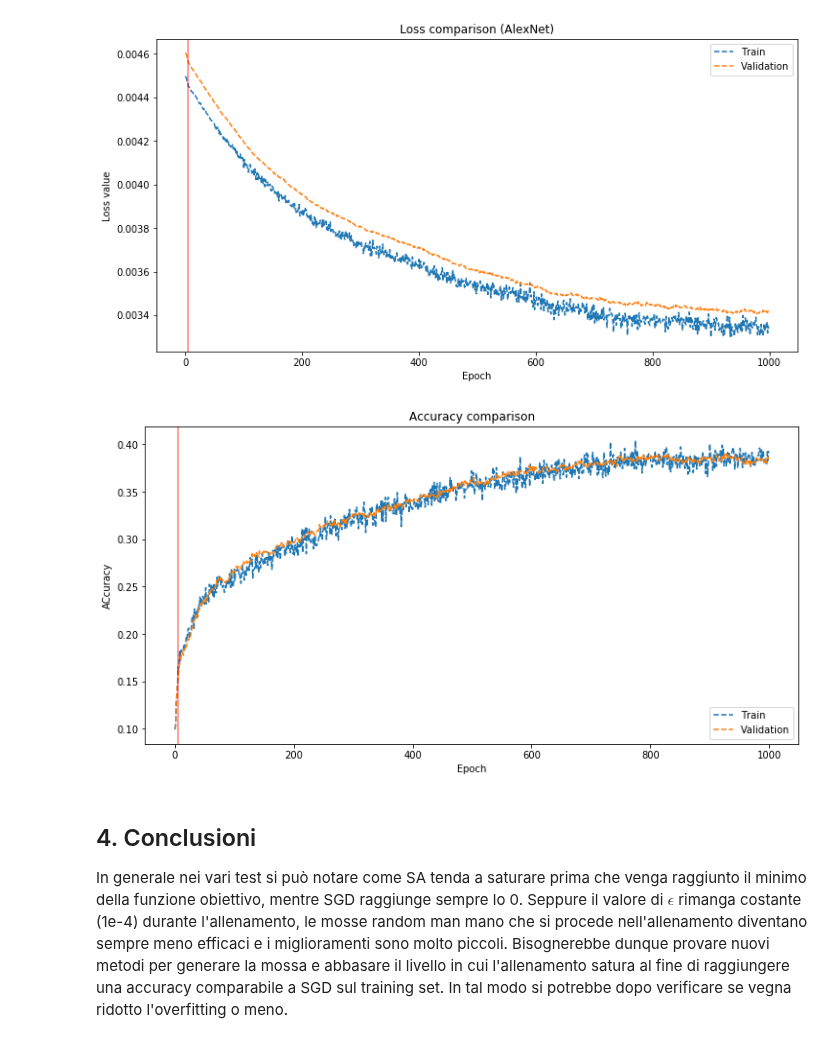
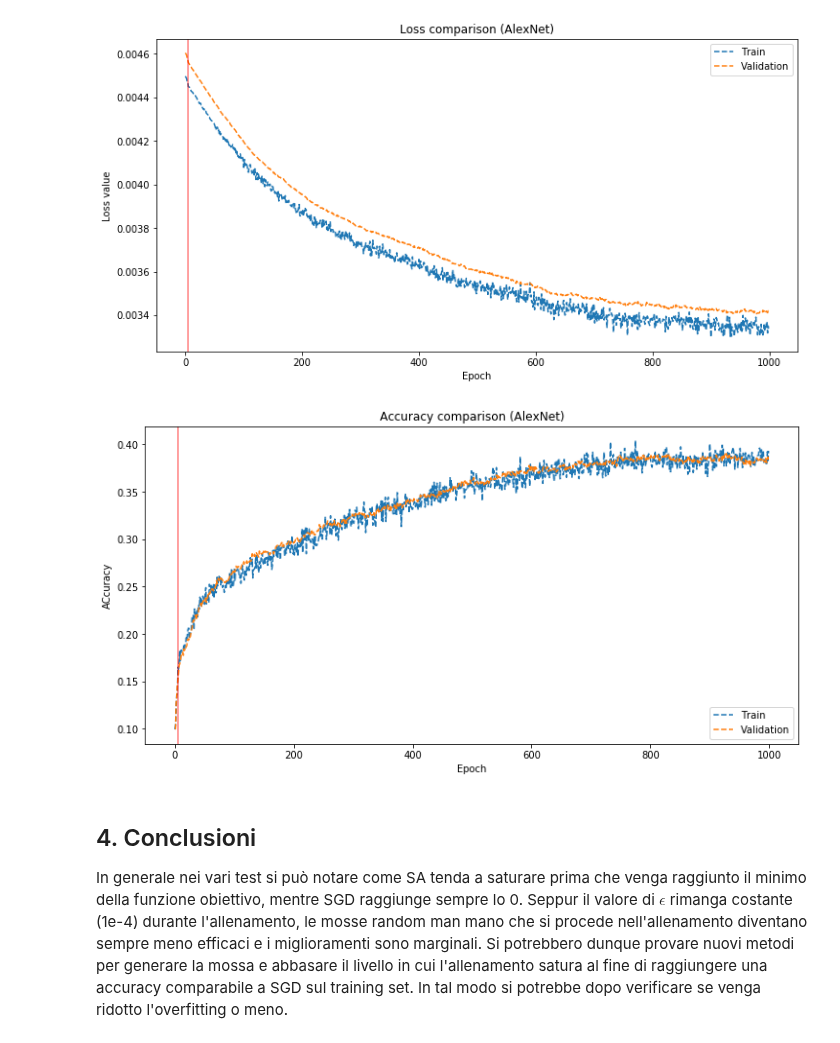
Before and after one commit to strin-matey/thesis, a Jupyter notebook: notebooks/sa/SimulatedAnnealingFinal.ipynb, the cells around one changed output. Cells and saved outputs as stored; diff of their text form; code cells hidden in the pictures.

```diff
--- a/notebooks/sa/SimulatedAnnealingFinal.ipynb
+++ b/notebooks/sa/SimulatedAnnealingFinal.ipynb
@@ -387,21 +390,21 @@ plt.show()
 # %%
 results = read_folder('../../results/SSA/cifar10/alexnet')
 fig, ax = plt.subplots(figsize=(12, 6))
 for name, result in results.items():
     drop_eps = result['drop_eps'][()]
     n_epochs = len(result['train_accuracy'])
     ax.plot(np.arange(0, n_epochs), result['train_accuracy'], '--', label='Train')
     ax.plot(np.arange(0, n_epochs), result['validation_accuracy'], '--', label='Validation')
 
     for drop in drop_eps.keys():
         plt.axvline(x=drop, color='red', alpha=0.5)
-plt.title('Accuracy comparison')
+plt.title('Accuracy comparison (AlexNet)')
 plt.xlabel('Epoch')
 plt.ylabel('ACcuracy')
 ax.legend()
 plt.show()
 # %% [output]
-[figure, old version]
+[figure, new version]
 # %% [markdown]
 ## 4. Conclusioni
-In generale nei vari test si può notare come SA tenda a saturare prima che venga raggiunto il minimo della funzione obiettivo, mentre SGD raggiunge sempre lo 0. Seppure il valore di $\epsilon$ rimanga costante (1e-4) durante l'allenamento, le mosse random man mano che si procede nell'allenamento diventano sempre meno efficaci e i miglioramenti sono molto piccoli. Bisognerebbe dunque provare nuovi metodi per generare la mossa e abbasare il livello in cui l'allenamento satura al fine di raggiungere una accuracy comparabile a SGD sul training set. In tal modo si potrebbe dopo verificare se vegna ridotto l'overfitting o meno.
+In generale nei vari test si può notare come SA tenda a saturare prima che venga raggiunto il minimo della funzione obiettivo, mentre SGD raggiunge sempre lo 0. Seppur il valore di $\epsilon$ rimanga costante (1e-4) durante l'allenamento, le mosse random man mano che si procede nell'allenamento diventano sempre meno efficaci e i miglioramenti sono marginali. Si potrebbero dunque provare nuovi metodi per generare la mossa e abbasare il livello in cui l'allenamento satura al fine di raggiungere una accuracy comparabile a SGD sul training set. In tal modo si potrebbe dopo verificare se venga ridotto l'overfitting o meno.
```
Also changed, not shown: parts of 17 cells of this notebook.
